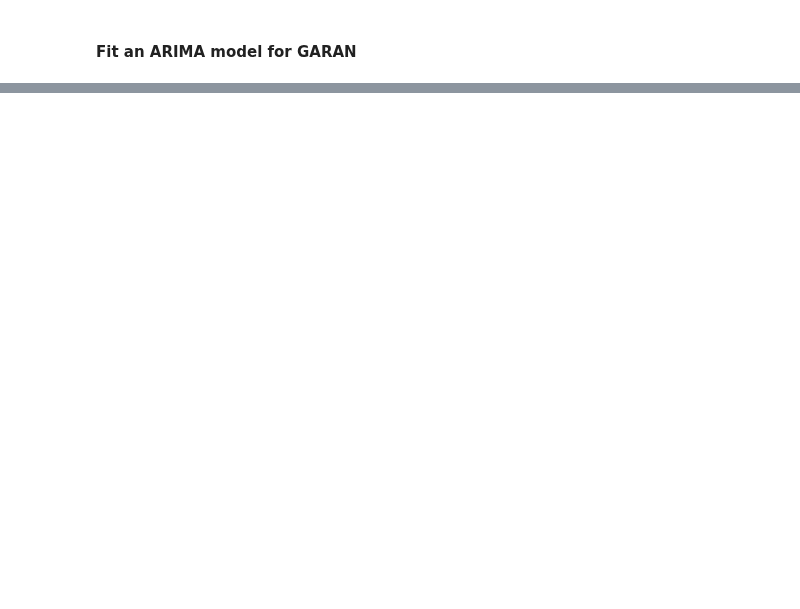
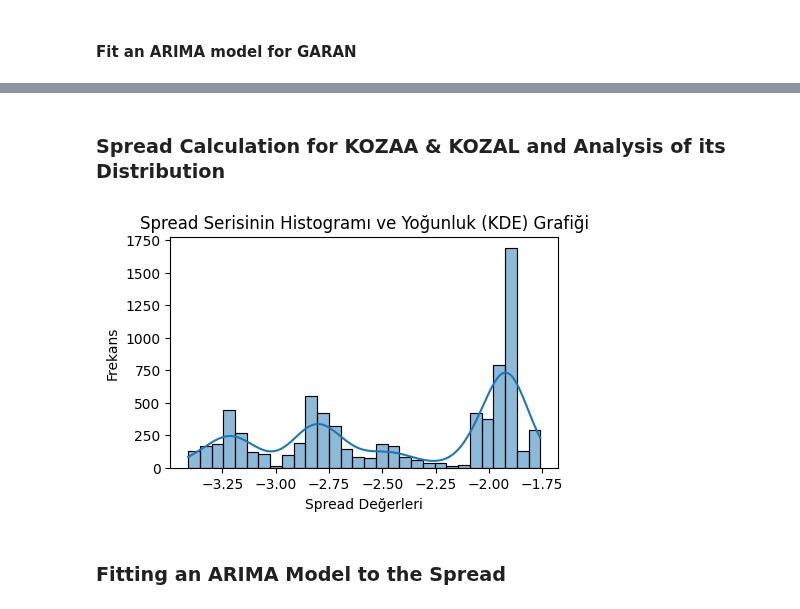
Before and after one commit to eylulranasarac/ie423-group, a Jupyter notebook: ProjectPart2/ARIMA.ipynb, the cells around one changed output, grey strips where cells are left out. Saved outputs shown, nothing was run; the diff lists cells and outputs as text; code cells hidden in the pictures; blank space fills up the shorter version.

```diff
--- a/ProjectPart2/ARIMA.ipynb
+++ b/ProjectPart2/ARIMA.ipynb
@@ -204,0 +292,15 @@ Warnings:
+# %% [markdown]
+### Spread Calculation for KOZAA & KOZAL and Analysis of its Distribution
+# %%
+spread = kozaa_prices - kozal_prices
+
+plt.figure(figsize=(5, 3))
+sns.histplot(spread, kde=True, bins=30)
+plt.title('Spread Serisinin Histogramı ve Yoğunluk (KDE) Grafiği')
+plt.xlabel('Spread Değerleri')
+plt.ylabel('Frekans')
+plt.show()
+# %% [output]
+[figure, added]
+# %% [markdown]
+### Fitting an ARIMA Model to the Spread
```
Also changed, not shown: parts of 16 cells of this notebook.
